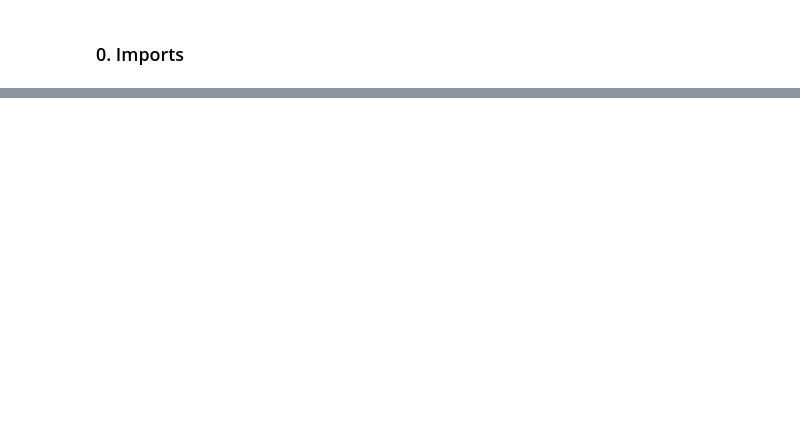
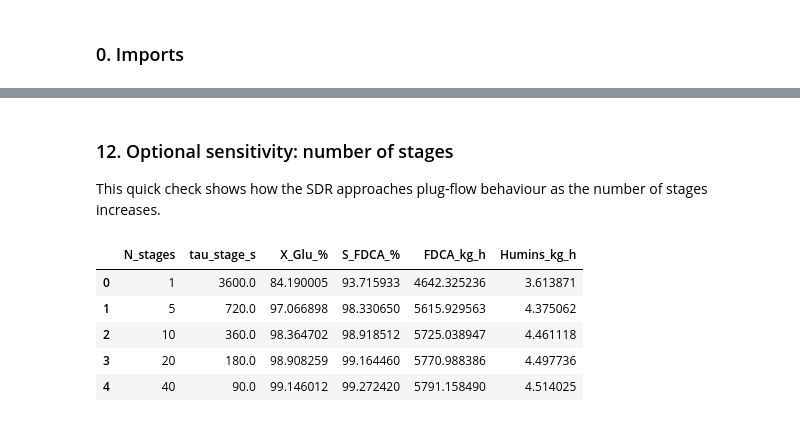
Before and after one commit to TorchSquarer/ACRE_final_assignment, a Jupyter notebook: SDR.ipynb, the cells around one changed output, grey strips where cells are left out. Drawn from its saved outputs; the diff is of its cells as text; code cells hidden in the pictures; blank space fills up the shorter version.

```diff
--- a/SDR.ipynb
+++ b/SDR.ipynb
@@ -604,0 +208,18 @@ A literal single-disc equipment design would require a separate scale-up / numbe
+# %%
+P_O2 = 10e5   # Pa oxygen partial pressure
+
+P_aq_vap  = 10**(3.55959 - 643.748/(T - 198.043)) * 1e5
+P_org_vap = 10**(3.95298 - 1254.095/(T - 71.537)) * 1e5
+P_O2_min  = P_aq_vap + P_org_vap
+
+if P_O2 < P_O2_min:
+    raise ValueError("Chosen oxygen pressure is below combined vapour pressure basis.")
+
+H_O2_298 = 101.3e3 / (8.71e-4 * (780e3 / 58.08))
+H_O2 = H_O2_298 * np.exp(15e3 / R * (1/298.0 - 1/T))
+C_O2_sat = P_O2 / H_O2
+
+print(f"P_vap water  = {P_aq_vap:.1f} Pa")
+print(f"P_vap MIBK   = {P_org_vap:.1f} Pa")
+print(f"P_O2         = {P_O2/1e5:.1f} bar")
+print(f"C*_O2        = {C_O2_sat:.4f} mol/m^3")
@@ -604,0 +648,36 @@ A literal single-disc equipment design would require a separate scale-up / numbe
+# %% [markdown]
+### 12. Optional sensitivity: number of stages
+
+This quick check shows how the SDR approaches plug-flow behaviour as the number of stages increases.
+# %%
+rows = []
+for N in [1, 5, 10, 20, 40]:
+    rr = run_sdr_model(
+        N_stages=N,
+        tau_total=tau_total,
+        kLa_GL=kLa_GL,
+        kLa_LL=kLa_LL,
+        kLa_LS_HMF=kLa_LS_HMF,
+        kLa_LS_O2=kLa_LS_O2,
+        eps_g=eps_g,
+        eps_s=eps_s,
+        eps_aq=eps_aq,
+    )
+    rows.append({
+        "N_stages": N,
+        "tau_stage_s": rr["tau_stage"],
+        "X_Glu_%": rr["X_Glu"] * 100.0,
+        "S_FDCA_%": rr["S_FDCA"] * 100.0,
+        "FDCA_kg_h": rr["F_FDCA_total"] * MW_FDCA / 1000.0 * 3600.0,
+        "Humins_kg_h": rr["F_Hum_out"] * MW_Hum / 1000.0 * 3600.0,
+    })
+
+sens_df = pd.DataFrame(rows)
+sens_df
+# %% [output]
+|  | N_stages | tau_stage_s | X_Glu_% | S_FDCA_% | FDCA_kg_h | Humins_kg_h |
+| 0 | 1 | 3600.0 | 84.190005 | 93.715933 | 4642.325236 | 3.613871 |
+| 1 | 5 | 720.0 | 97.066898 | 98.330650 | 5615.929563 | 4.375062 |
+| 2 | 10 | 360.0 | 98.364702 | 98.918512 | 5725.038947 | 4.461118 |
+| 3 | 20 | 180.0 | 98.908259 | 99.164460 | 5770.988386 | 4.497736 |
+| 4 | 40 | 90.0 | 99.146012 | 99.272420 | 5791.158490 | 4.514025 |
```
Also changed, not shown: parts of 53 cells of this notebook, 1 other file.
